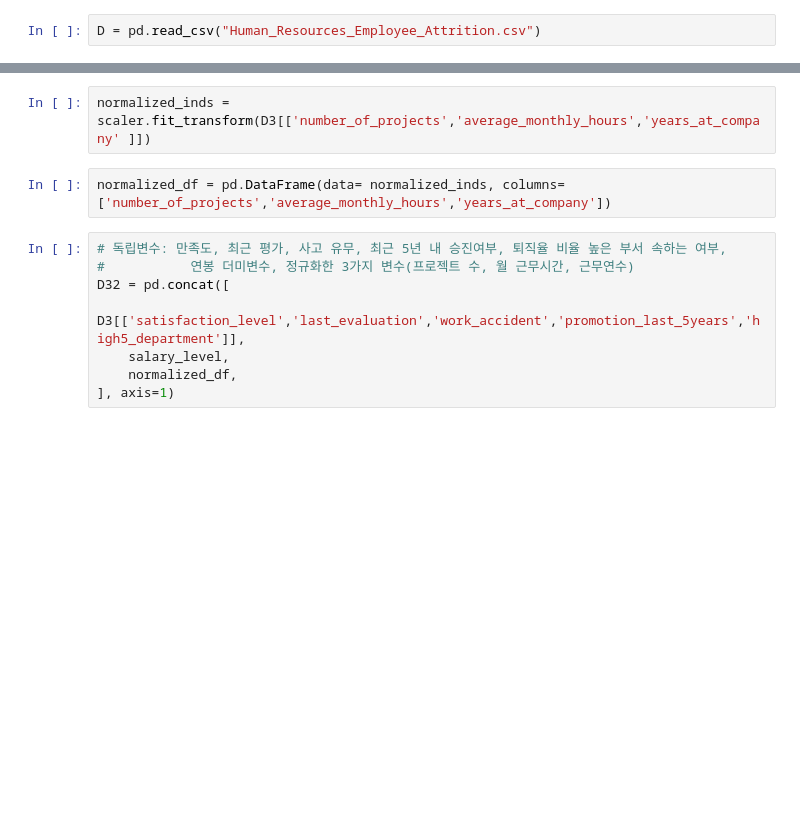
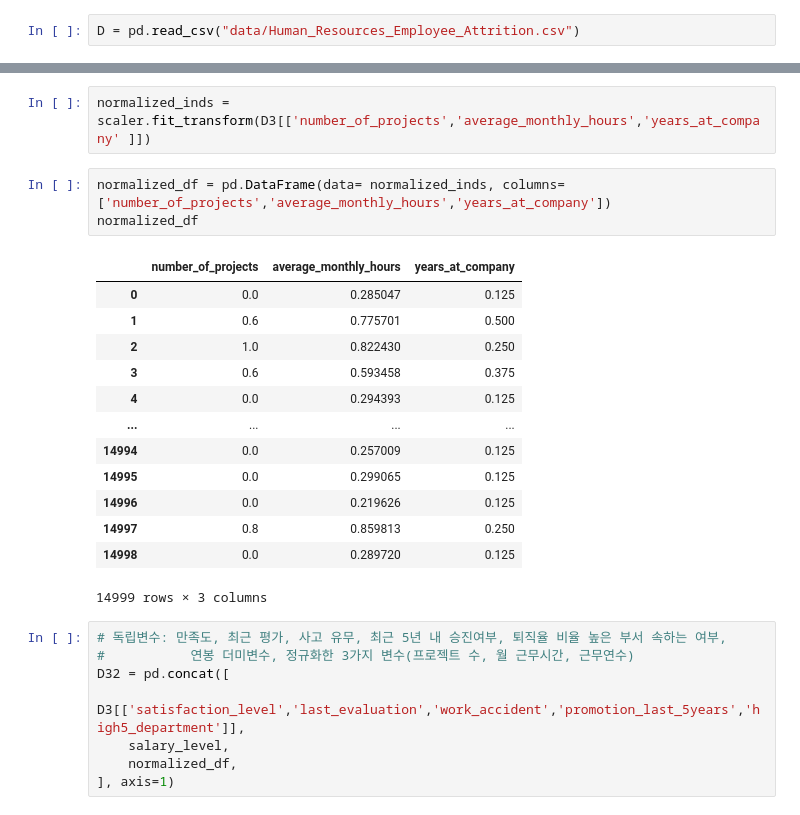
Before and after one commit to hongjonghwa/algorithms, a Jupyter notebook: prods/practice/실전09. HR Analytics 인사 데이터분석 1 of 2.ipynb, the cells around one changed output, grey strips where cells are left out. Cells and saved outputs as stored; diff of their text form; blank space fills up the shorter version.

```diff
--- a/prods/practice/실전09. HR Analytics 인사 데이터분석 1 of 2.ipynb
+++ b/prods/practice/실전09. HR Analytics 인사 데이터분석 1 of 2.ipynb
@@ -4,7 +4,7 @@
 import pandas as pd
 import numpy as np
 # %%
-D = pd.read_csv("Human_Resources_Employee_Attrition.csv")
+D = pd.read_csv("data/Human_Resources_Employee_Attrition.csv")
 # %%
 D.info()
 # %% [output]
@@ -146,6 +148,21 @@ scaler = MinMaxScaler()
 normalized_inds = scaler.fit_transform(D3[['number_of_projects','average_monthly_hours','years_at_company' ]])
 # %%
 normalized_df = pd.DataFrame(data= normalized_inds, columns=['number_of_projects','average_monthly_hours','years_at_company'])
+normalized_df
+# %% [output]
+|  | number_of_projects | average_monthly_hours | years_at_company |
+| 0 | 0.0 | 0.285047 | 0.125 |
+| 1 | 0.6 | 0.775701 | 0.500 |
+| 2 | 1.0 | 0.822430 | 0.250 |
+| 3 | 0.6 | 0.593458 | 0.375 |
+| 4 | 0.0 | 0.294393 | 0.125 |
+| ... | ... | ... | ... |
+| 14994 | 0.0 | 0.257009 | 0.125 |
+| 14995 | 0.0 | 0.299065 | 0.125 |
+| 14996 | 0.0 | 0.219626 | 0.125 |
+| 14997 | 0.8 | 0.859813 | 0.250 |
+| 14998 | 0.0 | 0.289720 | 0.125 |
+14999 rows × 3 columns
 # %%
 # 독립변수: 만족도, 최근 평가, 사고 유무, 최근 5년 내 승진여부, 퇴직율 비율 높은 부서 속하는 여부,
 #           연봉 더미변수, 정규화한 3가지 변수(프로젝트 수, 월 근무시간, 근무연수)
```
Also changed, not shown: parts of 4 cells of this notebook, 1 other file.
